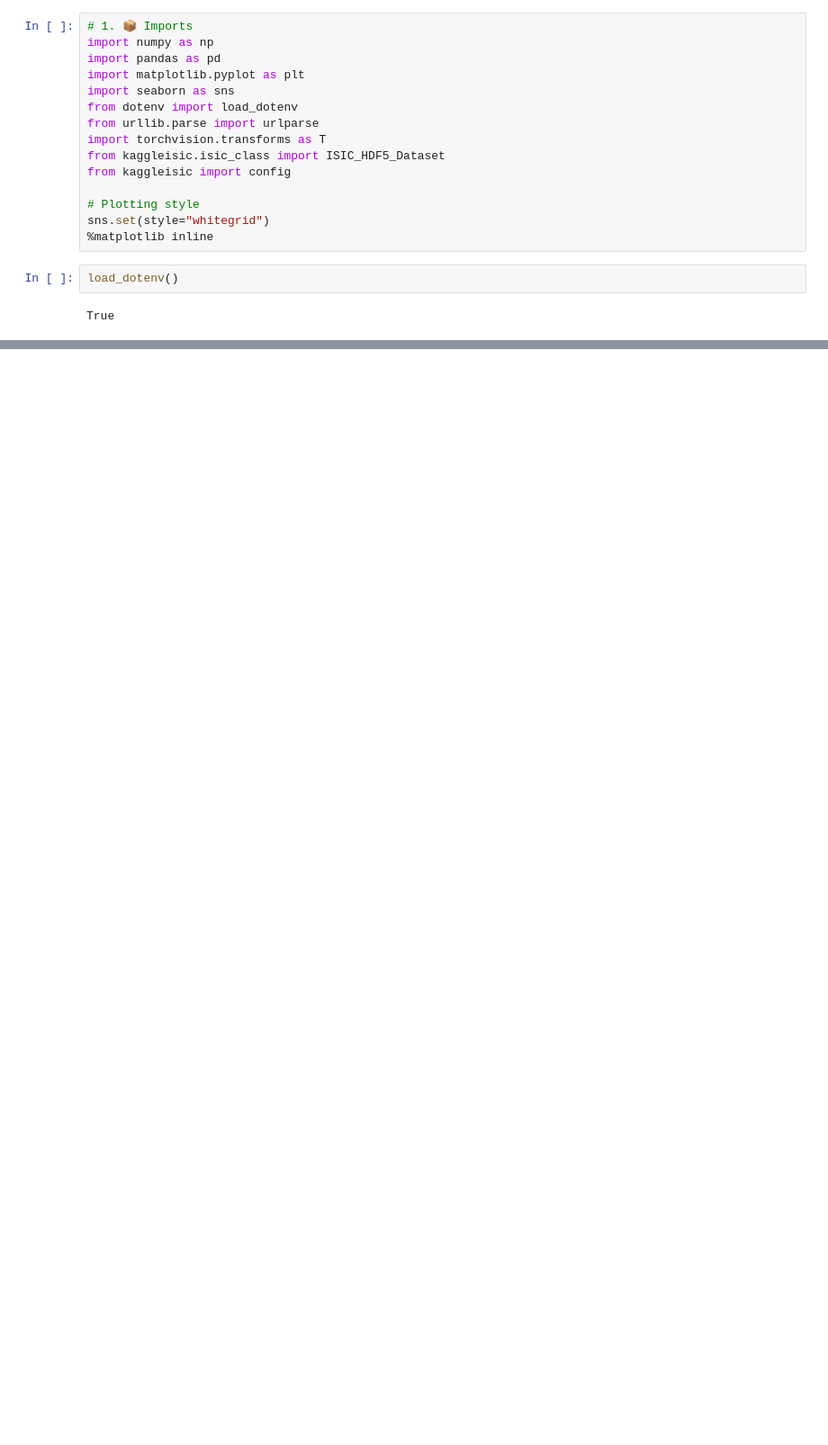
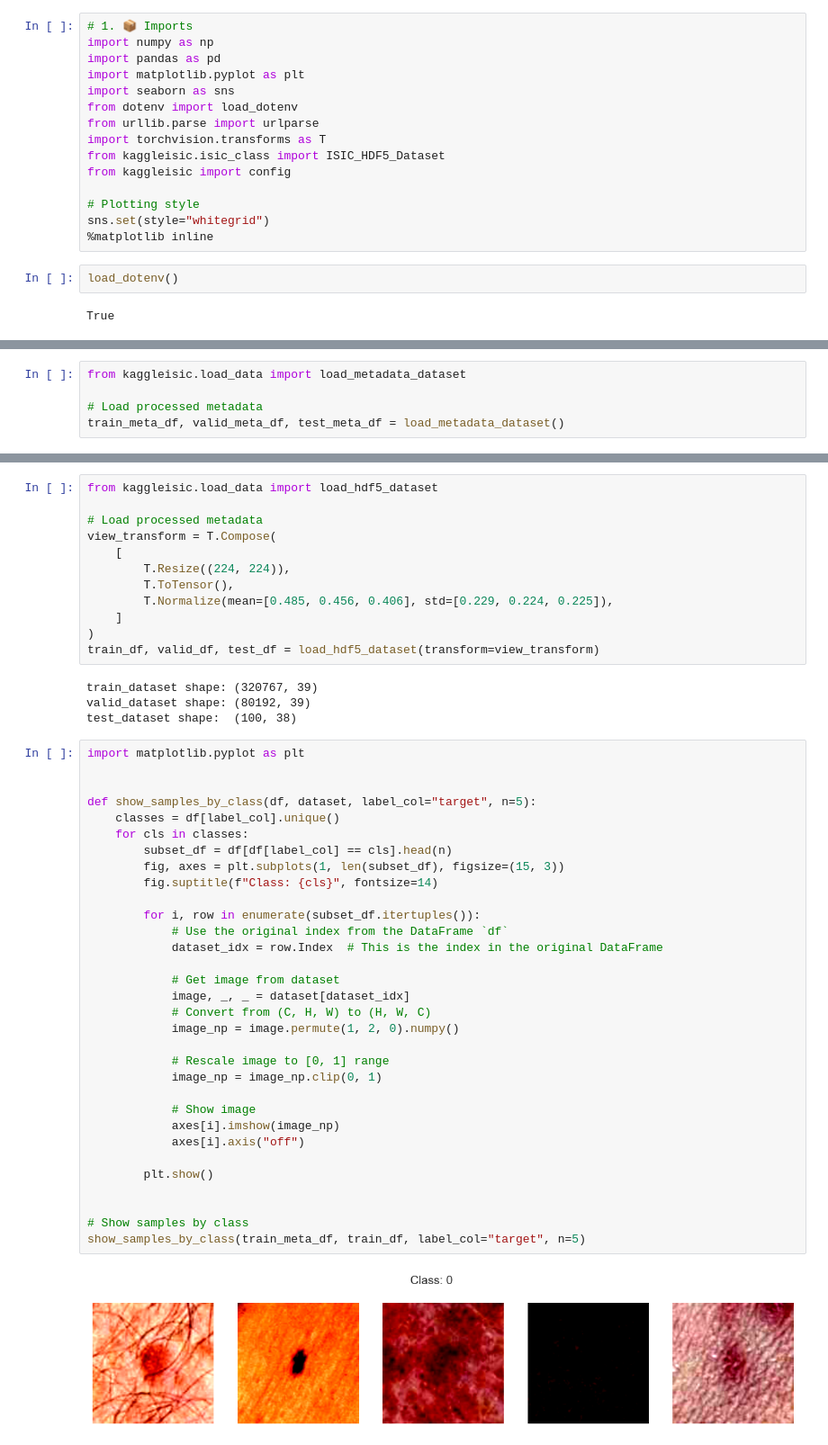
Before and after one commit to eduardferre/KaggleISIC, a Jupyter notebook: notebooks/0.0_eda_full.ipynb, the cells around one changed output, grey strips where cells are left out. Shown at 90% size. Saved outputs shown, nothing was run; the diff lists cells and outputs as text; blank space fills up the shorter version.

```diff
--- a/notebooks/0.0_eda_full.ipynb
+++ b/notebooks/0.0_eda_full.ipynb
@@ -195,0 +430,5 @@ show_samples_by_class(train_df, eda_dataset, label_col='target', n=5)
+# %%
+from kaggleisic.load_data import load_metadata_dataset
+
+# Load processed metadata
+train_meta_df, valid_meta_df, test_meta_df = load_metadata_dataset()
@@ -195,0 +439,50 @@ show_samples_by_class(train_df, eda_dataset, label_col='target', n=5)
+# %%
+from kaggleisic.load_data import load_hdf5_dataset
+
+# Load processed metadata
+view_transform = T.Compose(
+    [
+        T.Resize((224, 224)),
+        T.ToTensor(),
+        T.Normalize(mean=[0.485, 0.456, 0.406], std=[0.229, 0.224, 0.225]),
+    ]
+)
+train_df, valid_df, test_df = load_hdf5_dataset(transform=view_transform)
+# %% [output]
+train_dataset shape: (320767, 39)
+valid_dataset shape: (80192, 39)
+test_dataset shape:  (100, 38)
+# %%
+import matplotlib.pyplot as plt
+
+
+def show_samples_by_class(df, dataset, label_col="target", n=5):
+    classes = df[label_col].unique()
+    for cls in classes:
+        subset_df = df[df[label_col] == cls].head(n)
+        fig, axes = plt.subplots(1, len(subset_df), figsize=(15, 3))
+        fig.suptitle(f"Class: {cls}", fontsize=14)
+
+        for i, row in enumerate(subset_df.itertuples()):
+            # Use the original index from the DataFrame `df`
+            dataset_idx = row.Index  # This is the index in the original DataFrame
+
+            # Get image from dataset
+            image, _, _ = dataset[dataset_idx]
+            # Convert from (C, H, W) to (H, W, C)
+            image_np = image.permute(1, 2, 0).numpy()
+
+            # Rescale image to [0, 1] range
+            image_np = image_np.clip(0, 1)
+
+            # Show image
+            axes[i].imshow(image_np)
+            axes[i].axis("off")
+
+        plt.show()
+
+
+# Show samples by class
+show_samples_by_class(train_meta_df, train_df, label_col="target", n=5)
+# %% [output]
+[figure, added]
```
Also changed, not shown: parts of 24 cells of this notebook, 6 other files.
